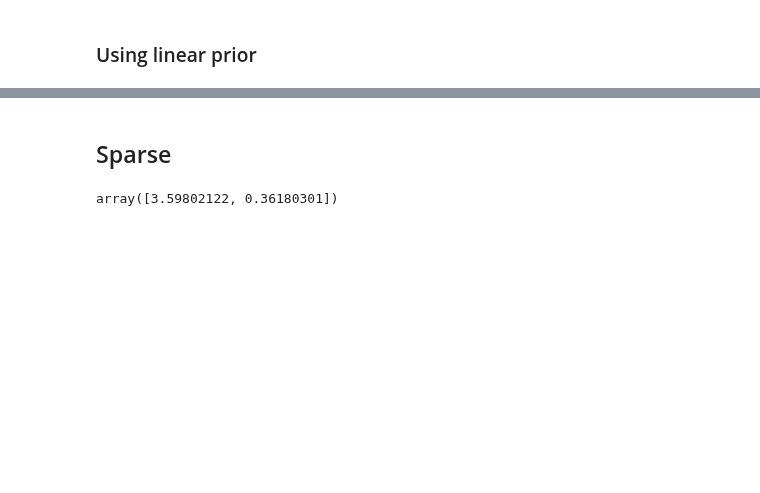
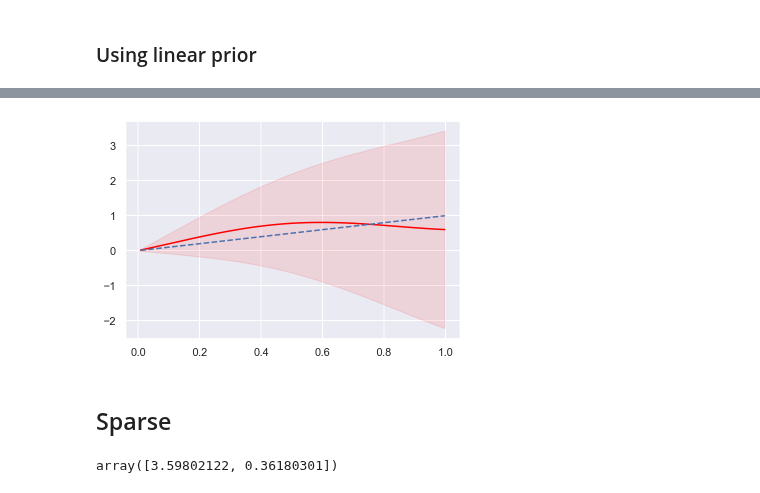
Before and after one commit to AurelienNioche/TransformedGP, a Jupyter notebook: model-discrepancy-using-scipy-MLE-RATIO-NOT-WORKING.ipynb, the cells around one changed output, grey strips where cells are left out. Cells and saved outputs as stored; diff of their text form; code cells hidden in the pictures; blank space fills up the shorter version.

```diff
--- a/model-discrepancy-using-scipy-MLE-RATIO-NOT-WORKING.ipynb
+++ b/model-discrepancy-using-scipy-MLE-RATIO-NOT-WORKING.ipynb
@@ -322,3 +360,15 @@ use_ratio = True
+# %%
+f, f_std = gp_predict(X=X, var=var, length=length, eta=eta, u=u_model, theta=theta_model, use_ratio=use_ratio)
+# %%
+fig, ax = plt.subplots()
+ax.fill_between(X,
+                 f + 1.96 * f_std,
+                 f - 1.96 * f_std,
+                 color='red', alpha=0.1)
+ax.plot(X, f, color='red')
+ax.plot(X, u_model(X, theta_model), ls='--');
+# %% [output]
+[figure, added]
 # %% [markdown]
 ## Sparse
 # %%
```
Also changed, not shown: parts of 14 cells of this notebook, 4 other files.
